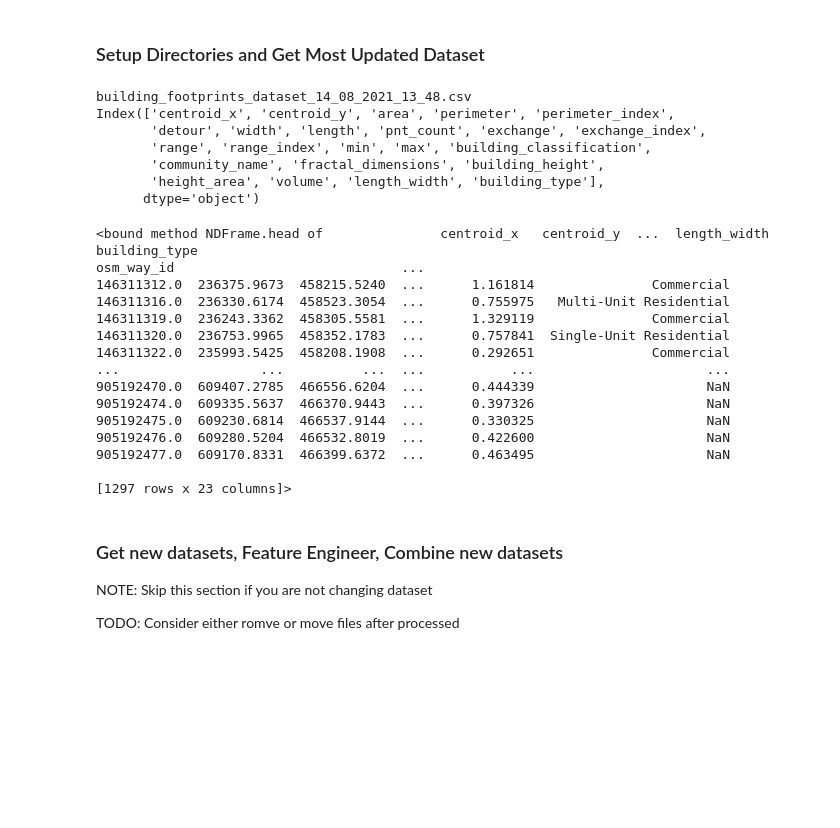
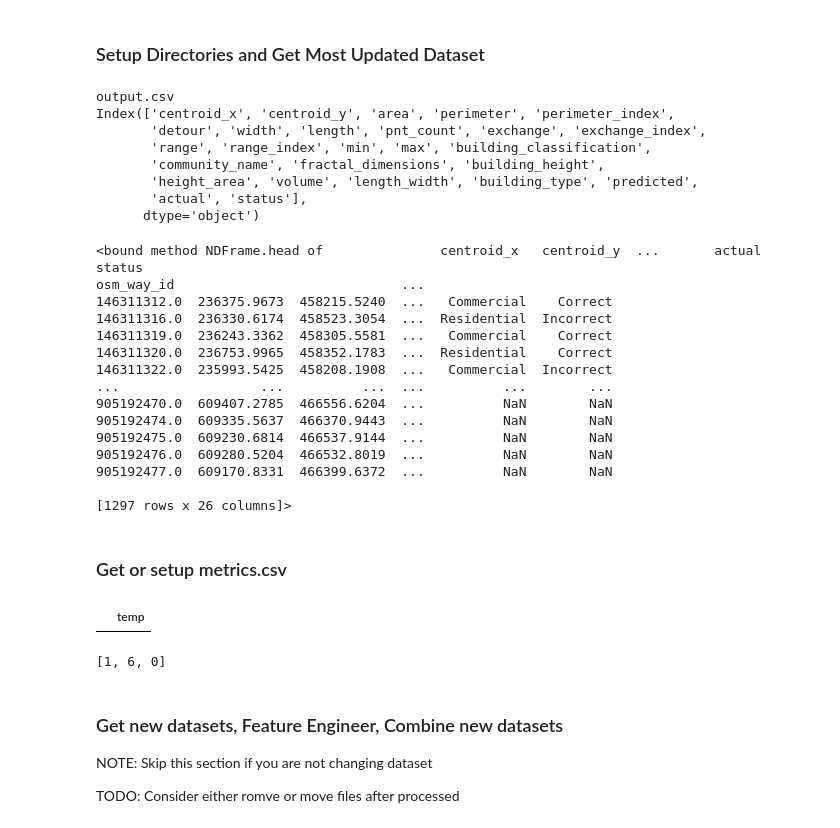
Before and after one commit to JDandre/energy_demand_remote_communities, a Jupyter notebook: remote_communities_pipeline.ipynb, the cells around one changed output. Drawn from its saved outputs; the diff is of its cells as text; code cells hidden in the pictures; blank space fills up the shorter version.

```diff
--- a/remote_communities_pipeline.ipynb
+++ b/remote_communities_pipeline.ipynb
@@ -223,7 +220,7 @@ def combine_func(row):
 pipeline_path = os.path.join(cwd, 'pipeline')
 
 # Directory of the image files
-images_path = os.path.join(pipeline_path, 'images')
+images_path = os.path.join(cwd, "reports", 'images')
 
 # Directory of the raw data files
 data_path_raw = os.path.join(pipeline_path, 'data', 'raw')
@@ -341,25 +338,28 @@ df = get_most_updated_dataset()
 df = rename_df_cols(df)
 df.head
 # %% [output]
-building_footprints_dataset_14_08_2021_13_48.csv
+output.csv
 Index(['centroid_x', 'centroid_y', 'area', 'perimeter', 'perimeter_index',
        'detour', 'width', 'length', 'pnt_count', 'exchange', 'exchange_index',
        'range', 'range_index', 'min', 'max', 'building_classification',
        'community_name', 'fractal_dimensions', 'building_height',
-       'height_area', 'volume', 'length_width', 'building_type'],
+       'height_area', 'volume', 'length_width', 'building_type', 'predicted',
+       'actual', 'status'],
       dtype='object')
-<bound method NDFrame.head of               centroid_x   centroid_y  ...  length_width            building_type
+<bound method NDFrame.head of               centroid_x   centroid_y  ...       actual     status
 osm_way_id                             ...
-146311312.0  236375.9673  458215.5240  ...      1.161814               Commercial
-146311316.0  236330.6174  458523.3054  ...      0.755975   Multi-Unit Residential
-146311319.0  236243.3362  458305.5581  ...      1.329119               Commercial
-146311320.0  236753.9965  458352.1783  ...      0.757841  Single-Unit Residential
-146311322.0  235993.5425  458208.1908  ...      0.292651               Commercial
-...                  ...          ...  ...           ...                      ...
-905192470.0  609407.2785  466556.6204  ...      0.444339                      NaN
-905192474.0  609335.5637  466370.9443  ...      0.397326                      NaN
-905192475.0  609230.6814  466537.9144  ...      0.330325                      NaN
-905192476.0  609280.5204  466532.8019  ...      0.422600                      NaN
-905192477.0  609170.8331  466399.6372  ...      0.463495                      NaN
+146311312.0  236375.9673  458215.5240  ...   Commercial    Correct
+146311316.0  236330.6174  458523.3054  ...  Residential  Incorrect
+146311319.0  236243.3362  458305.5581  ...   Commercial    Correct
+146311320.0  236753.9965  458352.1783  ...  Residential    Correct
+146311322.0  235993.5425  458208.1908  ...   Commercial  Incorrect
+...                  ...          ...  ...          ...        ...
+905192470.0  609407.2785  466556.6204  ...          NaN        NaN
+905192474.0  609335.5637  466370.9443  ...          NaN        NaN
+905192475.0  609230.6814  466537.9144  ...          NaN        NaN
+905192476.0  609280.5204  466532.8019  ...          NaN        NaN
+905192477.0  609170.8331  466399.6372  ...          NaN        NaN
 
-[1297 rows x 23 columns]>
+[1297 rows x 26 columns]>
+# %% [markdown]
+### Get or setup metrics.csv
@@ -366,3 +413,16 @@ osm_way_id                             ...
+# %%
+import pandas as pd
+
+temp = pd.DataFrame()
+temp['temp'] = 'test'
+temp
+# %% [output]
+|  | temp |
+# %%
+temp = {'a': 1, 'h': 6, 9:0}
+[values for key, values in temp.items()]
+# %% [output]
+[1, 6, 0]
 # %% [markdown]
 ### Get new datasets, Feature Engineer, Combine new datasets
 
```
Also changed, not shown: parts of 12 cells of this notebook, 6 other files.
